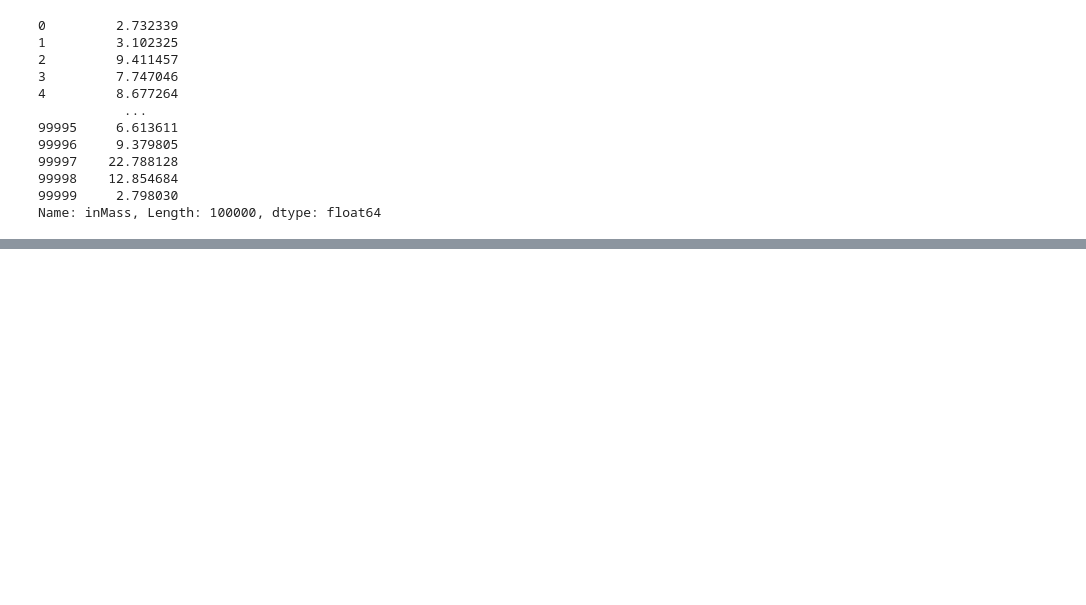
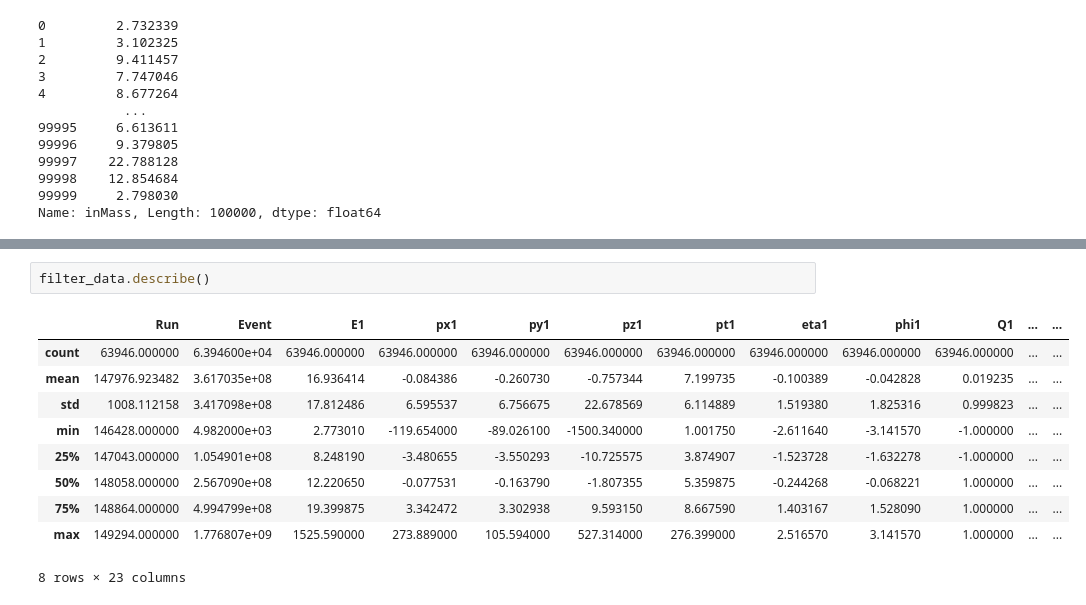
Before and after one commit to carterjh7/sturdyzwei, a Jupyter notebook: FlamingParticles.ipynb, the cells around one changed output, grey strips where cells are left out. Drawn from its saved outputs; the diff is of its cells as text; blank space fills up the shorter version.

```diff
--- a/FlamingParticles.ipynb
+++ b/FlamingParticles.ipynb
@@ -67,0 +71,13 @@ plt.grid()
+# %%
+filter_data.describe()
+# %% [output]
+|  | Run | Event | E1 | px1 | py1 | pz1 | pt1 | eta1 | phi1 | Q1 | ... | ... |
+| count | 63946.000000 | 6.394600e+04 | 63946.000000 | 63946.000000 | 63946.000000 | 63946.000000 | 63946.000000 | 63946.000000 | 63946.000000 | 63946.000000 | ... | ... |
+| mean | 147976.923482 | 3.617035e+08 | 16.936414 | -0.084386 | -0.260730 | -0.757344 | 7.199735 | -0.100389 | -0.042828 | 0.019235 | ... | ... |
+| std | 1008.112158 | 3.417098e+08 | 17.812486 | 6.595537 | 6.756675 | 22.678569 | 6.114889 | 1.519380 | 1.825316 | 0.999823 | ... | ... |
+| min | 146428.000000 | 4.982000e+03 | 2.773010 | -119.654000 | -89.026100 | -1500.340000 | 1.001750 | -2.611640 | -3.141570 | -1.000000 | ... | ... |
+| 25% | 147043.000000 | 1.054901e+08 | 8.248190 | -3.480655 | -3.550293 | -10.725575 | 3.874907 | -1.523728 | -1.632278 | -1.000000 | ... | ... |
+| 50% | 148058.000000 | 2.567090e+08 | 12.220650 | -0.077531 | -0.163790 | -1.807355 | 5.359875 | -0.244268 | -0.068221 | 1.000000 | ... | ... |
+| 75% | 148864.000000 | 4.994799e+08 | 19.399875 | 3.342472 | 3.302938 | 9.593150 | 8.667590 | 1.403167 | 1.528090 | 1.000000 | ... | ... |
+| max | 149294.000000 | 1.776807e+09 | 1525.590000 | 273.889000 | 105.594000 | 527.314000 | 276.399000 | 2.516570 | 3.141570 | 1.000000 | ... | ... |
+8 rows × 23 columns
```
Also changed, not shown: parts of 1 cell of this notebook.
